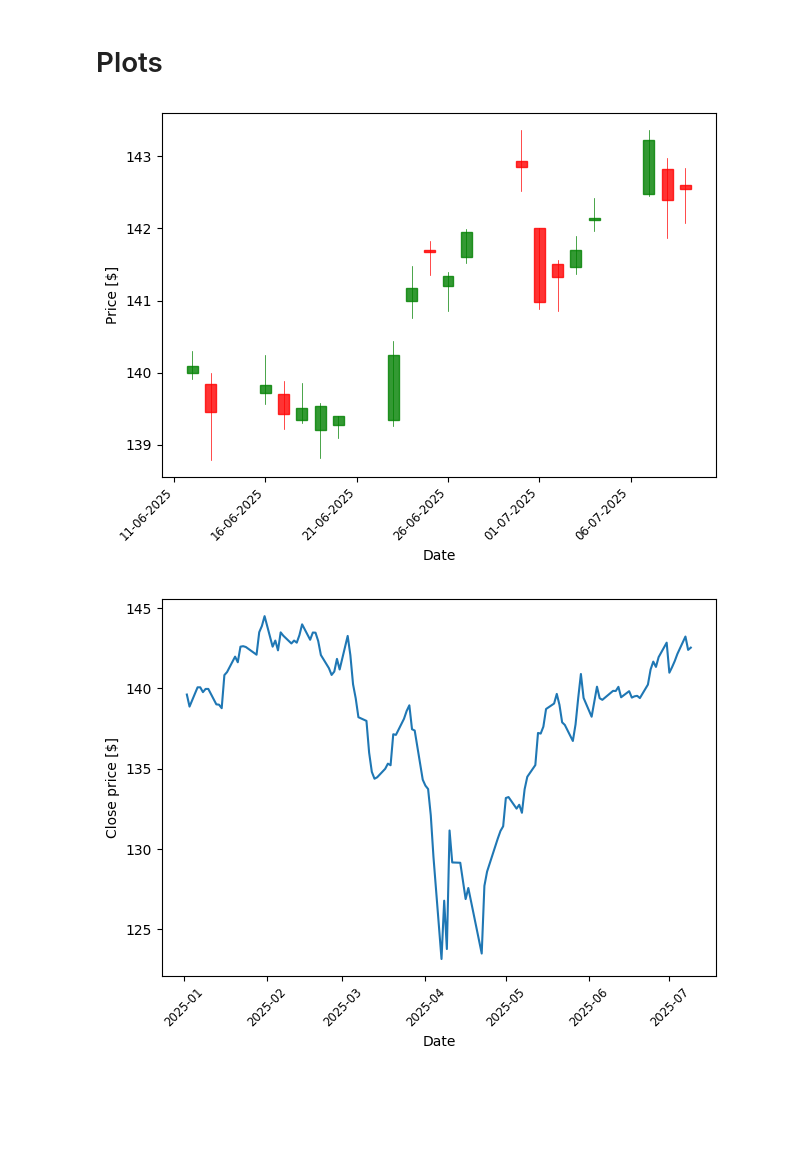
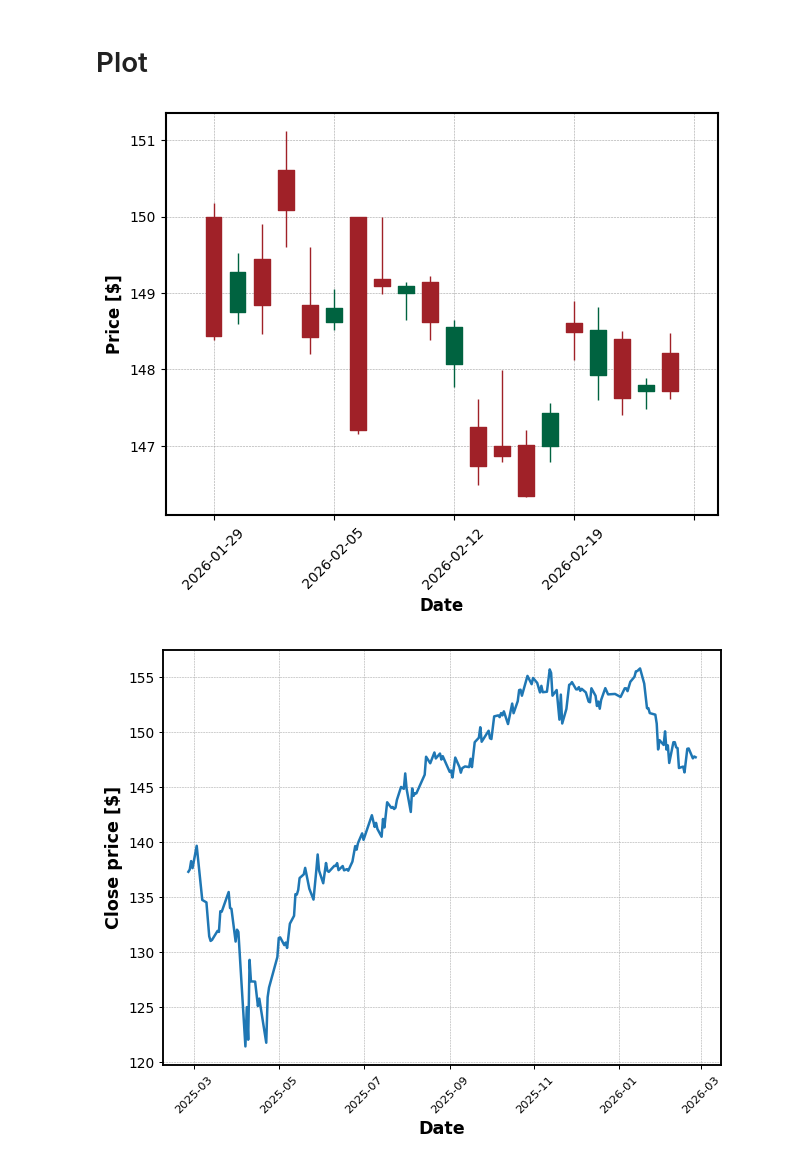
Before and after one commit to edting/historical-price-analysis, a Jupyter notebook: analysis.ipynb, the cells around one changed output. Cells and saved outputs as stored; diff of their text form; code cells hidden in the pictures; blank space fills up the shorter version.

Commit message:
Switch from local dataset to using real time API

```diff
--- a/analysis.ipynb
+++ b/analysis.ipynb
@@ -8,48 +8,43 @@ import matplotlib.dates as mpl_dates
 from python import functions
 from python import utils
 # %%
-# Read csv
-vgs = pd.read_csv("data/vgs.csv")
-vgs = vgs.iloc[::-1] #csv is in reverse chronological order; invert it
-vgs['Date'] = pd.to_datetime(vgs['Date'], format='%d/%m/%Y') #convert dates from str to datetime object
-vgs['Vol.'] = vgs['Vol.'].str.replace('.','').str.replace('K','0').str.replace('M','0000') #convert e.g. 100.00K to 100000
-vgs['Change %'] = vgs['Change %'].str.replace('%','')
-vgs = vgs.astype({'Vol.':float, 'Change %':float}) #specify value types
-
-# Prepare separate dataframe for mpl_finance candlestick plot
-ohlc = vgs.loc[:, ['Date', 'Open', 'High', 'Low', 'Price']]
-ohlc['Date'] = ohlc['Date'].apply(mpl_dates.date2num)
-ohlc = ohlc.astype(float)
+# Get historical data using yfinance API
+ticker = yf.Ticker("VGS.AX")
+vgs = ticker.history(period='1y', interval='1d')
 
 # Extract information from the dataframe
-date = vgs['Date'].to_numpy()
+date = vgs.index
 open_price = vgs['Open'].to_numpy()
-close_price = vgs['Price'].to_numpy()
+close_price = vgs['Close'].to_numpy()
 max_price = vgs['High'].to_numpy()
 min_price = vgs['Low'].to_numpy()
-volume = vgs['Vol.'].to_numpy()
-change = vgs['Change %'].to_numpy()
+volume = vgs['Volume'].to_numpy()
+change = np.array(100*(close_price[1:]-close_price[:-1])/close_price[:-1])
 fluctuation = max_price - min_price
 fluctuation_end = close_price - open_price
 fluctuation_ratio = abs(fluctuation_end[fluctuation!=0])/fluctuation[fluctuation!=0]
-
-# to use as legend label in some histograms
-daterange = f"{str(date[0])[:10]} to {str(date[-1])[:10]}"
 # %% [markdown]
-# Plots
+# Plot
+# %%
+# Load the plot style
+utils.set_plot_style()
+
+# Legend text for indicating the date range being visualised (if needed)
+daterange = f"{str(date[0])[:10]} to {str(date[-1])[:10]}"
 # %%
-# Candlestick plot
+# Candlestick plot (plus moving averages, if specified)
 days = 20
-utils.plot_candle(ohlc[-days:])
+utils.plot_candle(vgs[-days:], style='charles', datetime_format='%Y-%m-%d')
 utils.save("candle", show=True)
+utils.set_plot_style() # candle plot overwrites the plot style, so reset it
 # %% [output]
-[figure, old version]
+[figure, new version]
 # %%
 # Closing price (time series)
 utils.plot_line(date, close_price, xlabel="Date", ylabel="Close price [$]")
 utils.save("price", show=True)
 # %% [output]
-[figure, old version]
+[figure, new version]
 # %%
 # Daily maximum fluctuation (time series)
 utils.plot_line(date, fluctuation, xlabel="Date", ylabel="Daily maximum price fluctuation [$]", horizontal=[0.5,1])
```
Also changed, not shown: parts of 14 cells of this notebook, 2 other files.
